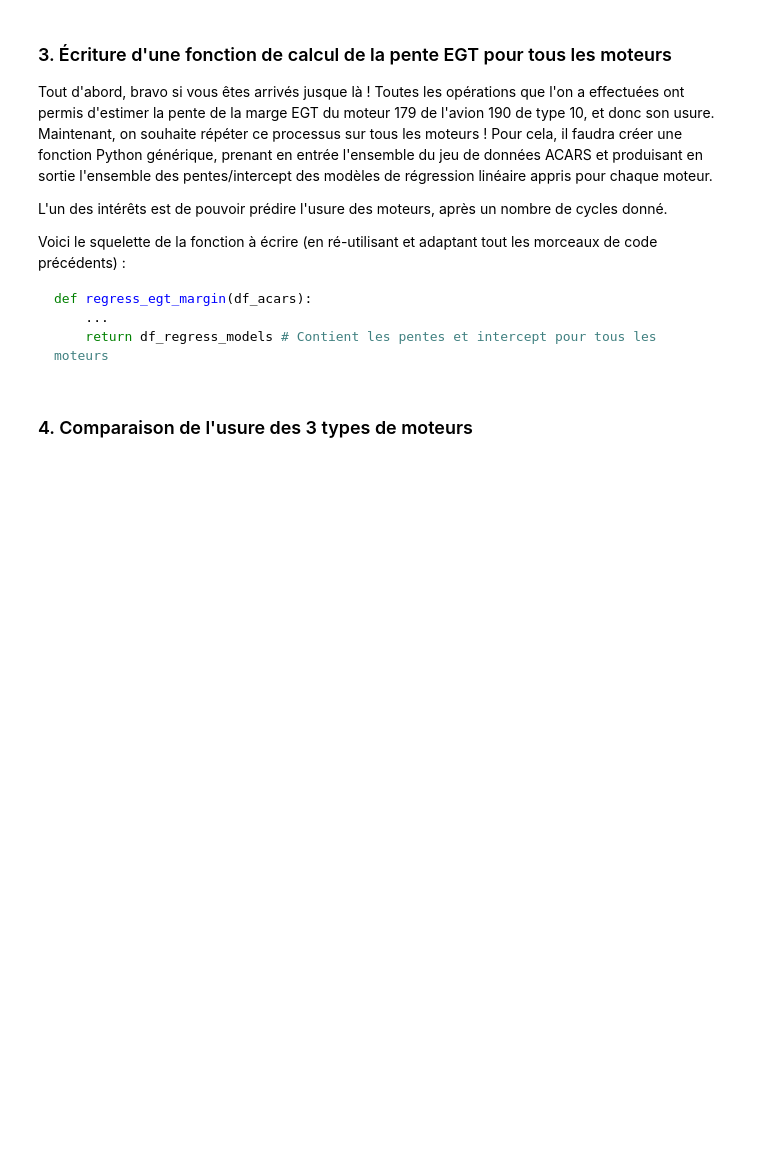
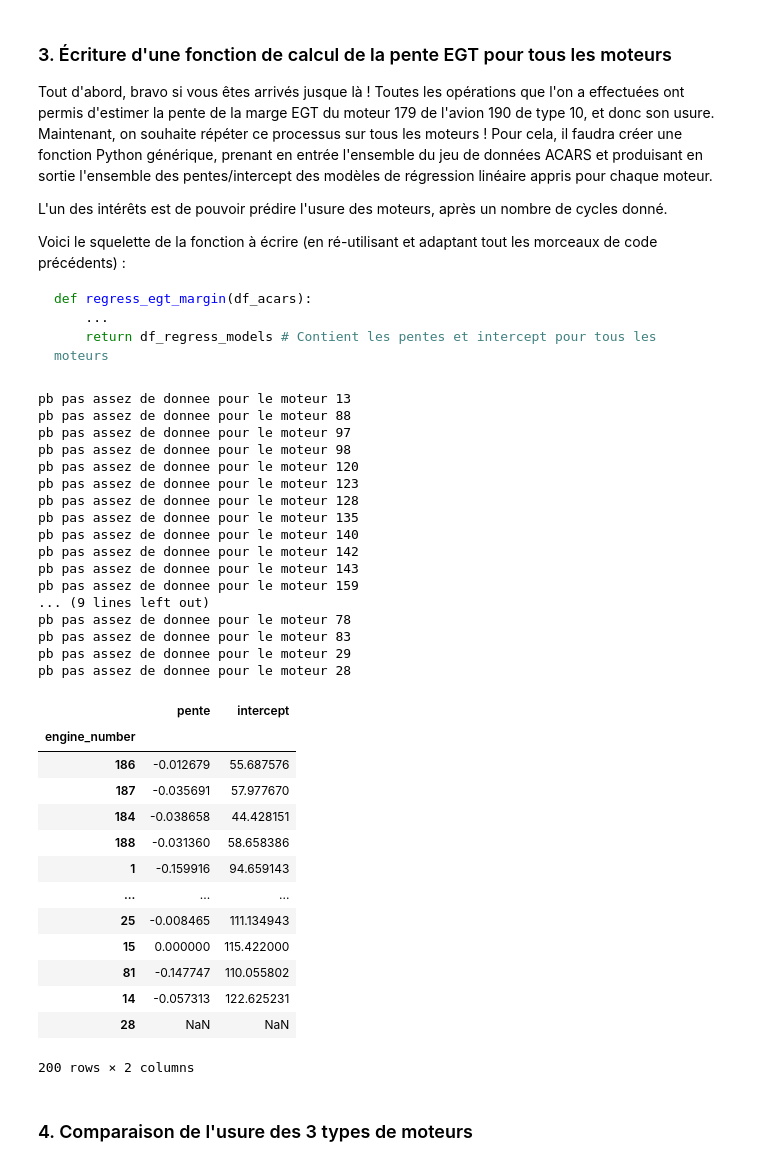
Before and after one commit to Thomasb-ing/TD-Stat-descriptive, a Jupyter notebook: TD3/TD3.ipynb, the cells around one changed output. Saved outputs shown, nothing was run; the diff lists cells and outputs as text; code cells hidden in the pictures; blank space fills up the shorter version.

```diff
--- a/TD3/TD3.ipynb
+++ b/TD3/TD3.ipynb
@@ -240,3 +348,37 @@ def regress_egt_margin(df_acars):
+# %%
+regress_egt_margin(accarsb2)
+# %% [output]
+pb pas assez de donnee pour le moteur 13
+pb pas assez de donnee pour le moteur 88
+pb pas assez de donnee pour le moteur 97
+pb pas assez de donnee pour le moteur 98
+pb pas assez de donnee pour le moteur 120
+pb pas assez de donnee pour le moteur 123
+pb pas assez de donnee pour le moteur 128
+pb pas assez de donnee pour le moteur 135
+pb pas assez de donnee pour le moteur 140
+pb pas assez de donnee pour le moteur 142
+pb pas assez de donnee pour le moteur 143
+pb pas assez de donnee pour le moteur 159
+... (9 lines left out)
+pb pas assez de donnee pour le moteur 78
+pb pas assez de donnee pour le moteur 83
+pb pas assez de donnee pour le moteur 29
+pb pas assez de donnee pour le moteur 28
+|  | pente | intercept |
+| engine_number |  |  |
+| 186 | -0.012679 | 55.687576 |
+| 187 | -0.035691 | 57.977670 |
+| 184 | -0.038658 | 44.428151 |
+| 188 | -0.031360 | 58.658386 |
+| 1 | -0.159916 | 94.659143 |
+| ... | ... | ... |
+| 25 | -0.008465 | 111.134943 |
+| 15 | 0.000000 | 115.422000 |
+| 81 | -0.147747 | 110.055802 |
+| 14 | -0.057313 | 122.625231 |
+| 28 | NaN | NaN |
+200 rows × 2 columns
 # %% [markdown]
 ### 4. Comparaison de l'usure des 3 types de moteurs
 # %% [markdown]
```
Also changed, not shown: parts of 8 cells of this notebook.
